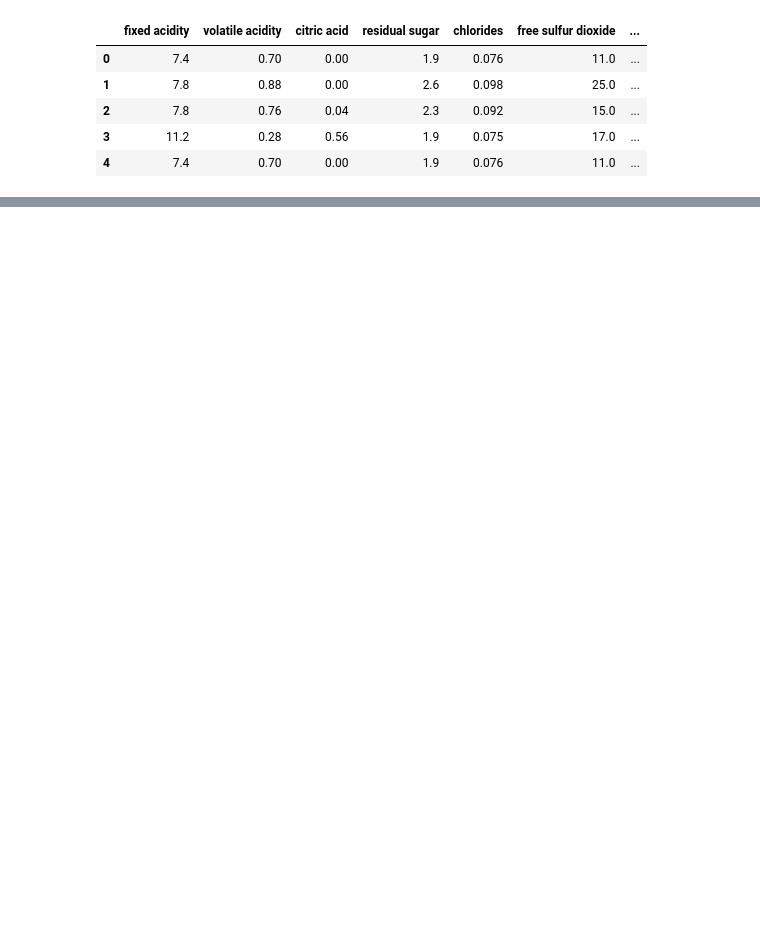
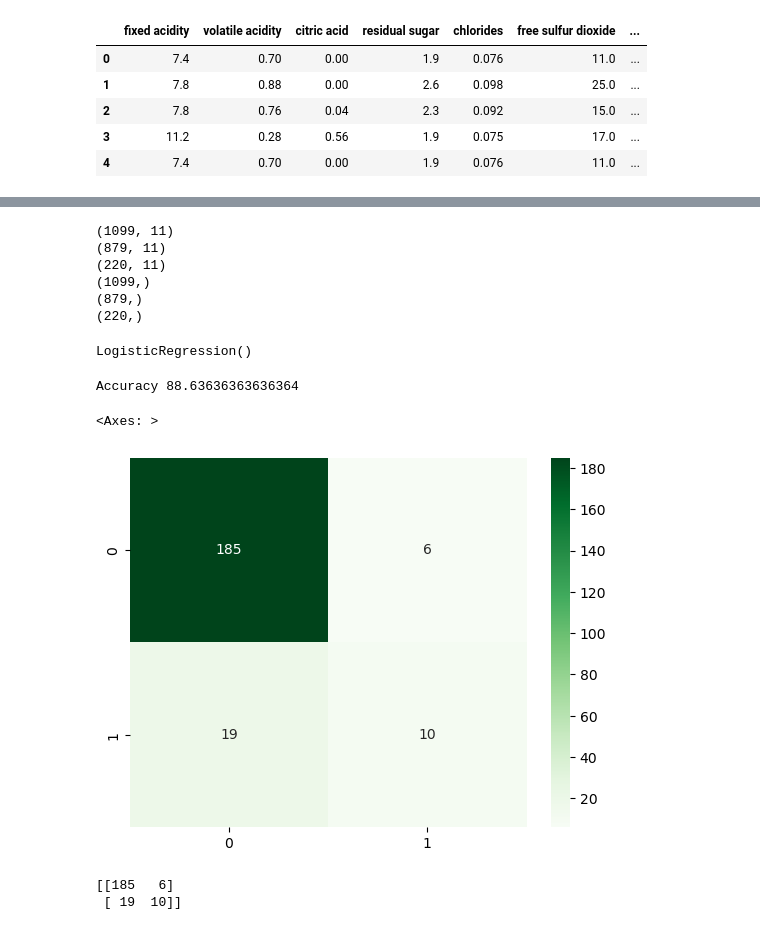
Before and after one commit to Sugandha-H-B/OIBSIP, a Jupyter notebook: Level2_Project2.ipynb, the cells around one changed output, grey strips where cells are left out. Saved outputs shown, nothing was run; the diff lists cells and outputs as text; code cells hidden in the pictures; blank space fills up the shorter version.

```diff
--- a/Level2_Project2.ipynb
+++ b/Level2_Project2.ipynb
@@ -346,0 +270,3 @@ weighted avg       0.66      0.68      0.67       229
+# %%
+X=cleaned_data.drop('quality',axis=1)
+y=cleaned_data['quality'].apply(lambda y_value:1 if y_value>=7 else 0)
@@ -346,0 +275,34 @@ weighted avg       0.66      0.68      0.67       229
+# %%
+print(X.shape)
+print(X_train.shape)
+print(X_test.shape)
+print(y.shape)
+print(y_train.shape)
+print(y_test.shape)
+# %% [output]
+(1099, 11)
+(879, 11)
+(220, 11)
+(1099,)
+(879,)
+(220,)
+# %%
+model=LogisticRegression()
+model.fit(X_train,y_train)
+# %% [output]
+LogisticRegression()
+# %%
+y_pred=model.predict(X_test)
+print('Accuracy',metrics.accuracy_score(y_test,y_pred)*100)
+# %% [output]
+Accuracy 88.63636363636364
+# %%
+sns.heatmap(metrics.confusion_matrix(y_test,y_pred),fmt='d',annot=True,cmap="Greens")
+# %% [output]
+<Axes: >
+[figure, added]
+# %%
+print(metrics.confusion_matrix(y_test , y_pred))
+# %% [output]
+[[185   6]
+ [ 19  10]]
```
Also changed, not shown: parts of 21 cells of this notebook.
